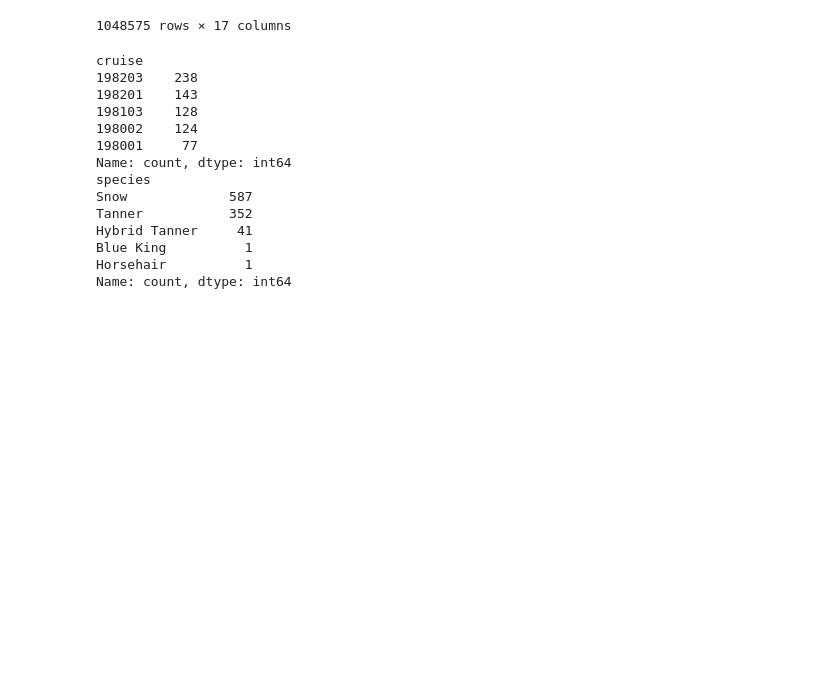
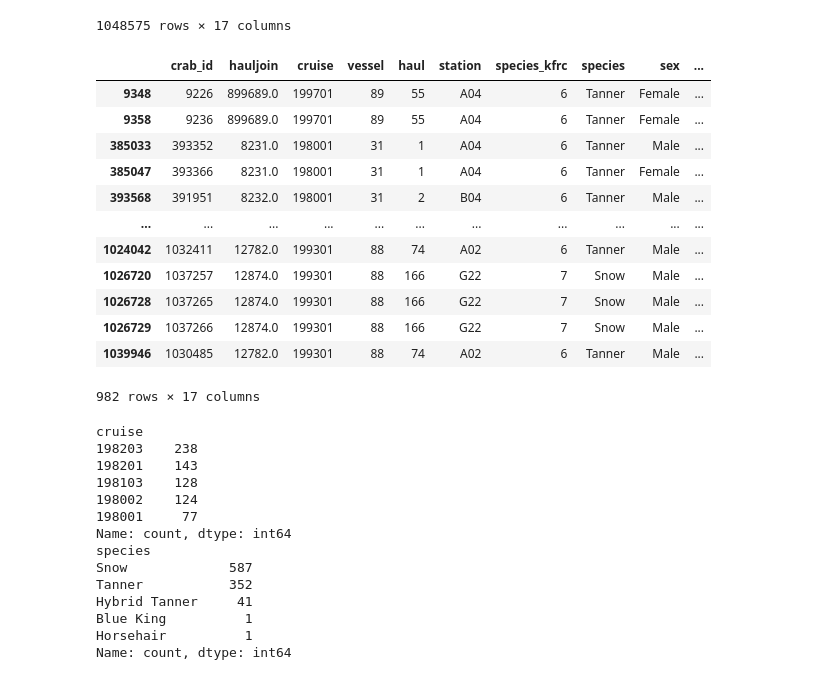
Before and after one commit to seanfahey1127/capstone-da14, a Jupyter notebook: notebook/bs_crab.ipynb, the cells around one changed output. Saved outputs shown, nothing was run; the diff lists cells and outputs as text; code cells hidden in the pictures; blank space fills up the shorter version.

Commit message:
ill crab map

```diff
--- a/notebook/bs_crab.ipynb
+++ b/notebook/bs_crab.ipynb
@@ -84,6 +94,22 @@ filtered_noaa
 | 1048573 | 1058408 | 13054.0 | 199301 | 89 | 141 | N24 | 7 | Snow | Female | ... |
 | 1048574 | 1058409 | 13054.0 | 199301 | 89 | 141 | N24 | 7 | Snow | Female | ... |
 1048575 rows × 17 columns
+# %%
+cln_disease
+# %% [output]
+|  | crab_id | hauljoin | cruise | vessel | haul | station | species_kfrc | species | sex | ... |
+| 9348 | 9226 | 899689.0 | 199701 | 89 | 55 | A04 | 6 | Tanner | Female | ... |
+| 9358 | 9236 | 899689.0 | 199701 | 89 | 55 | A04 | 6 | Tanner | Female | ... |
+| 385033 | 393352 | 8231.0 | 198001 | 31 | 1 | A04 | 6 | Tanner | Male | ... |
+| 385047 | 393366 | 8231.0 | 198001 | 31 | 1 | A04 | 6 | Tanner | Female | ... |
+| 393568 | 391951 | 8232.0 | 198001 | 31 | 2 | B04 | 6 | Tanner | Male | ... |
+| ... | ... | ... | ... | ... | ... | ... | ... | ... | ... | ... |
+| 1024042 | 1032411 | 12782.0 | 199301 | 88 | 74 | A02 | 6 | Tanner | Male | ... |
+| 1026720 | 1037257 | 12874.0 | 199301 | 88 | 166 | G22 | 7 | Snow | Male | ... |
+| 1026728 | 1037265 | 12874.0 | 199301 | 88 | 166 | G22 | 7 | Snow | Male | ... |
+| 1026729 | 1037266 | 12874.0 | 199301 | 88 | 166 | G22 | 7 | Snow | Male | ... |
+| 1039946 | 1030485 | 12782.0 | 199301 | 88 | 74 | A02 | 6 | Tanner | Male | ... |
+982 rows × 17 columns
 # %%
 print(cln_disease['cruise'].value_counts().head())
 print(cln_disease['species'].value_counts().head())
```
Also changed, not shown: parts of 8 cells of this notebook.
